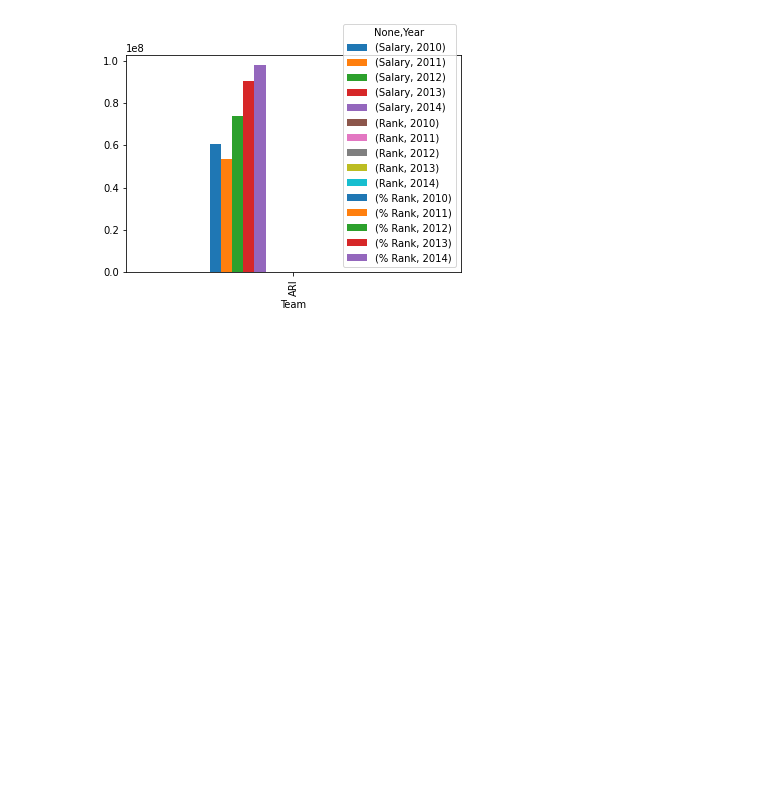
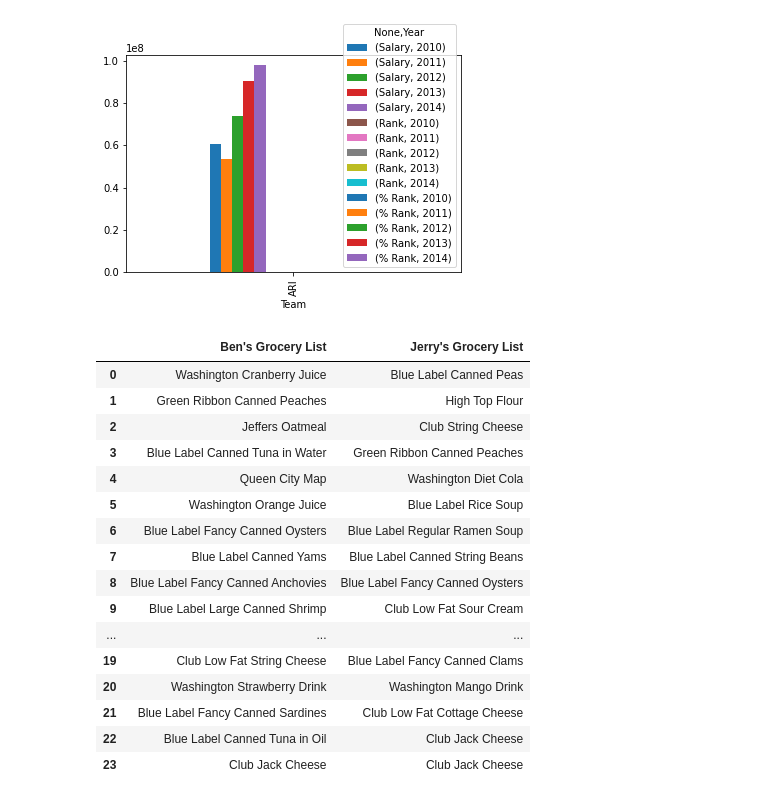
Before and after one commit to utikpuhlik/minimum, a Jupyter notebook: excel.ipynb, the cells around one changed output. Drawn from its saved outputs; the diff is of its cells as text; code cells hidden in the pictures; blank space fills up the shorter version.

```diff
--- a/excel.ipynb
+++ b/excel.ipynb
@@ -105,3 +105,25 @@ ifs.loc[['ARI']].plot(kind='bar')
 # %% [output]
 <AxesSubplot:xlabel='Team'>
 [figure]
+# %%
+dub = pd.read_excel('data/excel/Section4_Statistical_Functions.xlsx', sheet_name='Sheet1')
+# %%
+dub
+# %% [output]
+|  | Ben's Grocery List | Jerry's Grocery List |
+| 0 | Washington Cranberry Juice | Blue Label Canned Peas |
+| 1 | Green Ribbon Canned Peaches | High Top Flour |
+| 2 | Jeffers Oatmeal | Club String Cheese |
+| 3 | Blue Label Canned Tuna in Water | Green Ribbon Canned Peaches |
+| 4 | Queen City Map | Washington Diet Cola |
+| 5 | Washington Orange Juice | Blue Label Rice Soup |
+| 6 | Blue Label Fancy Canned Oysters | Blue Label Regular Ramen Soup |
+| 7 | Blue Label Canned Yams | Blue Label Canned String Beans |
+| 8 | Blue Label Fancy Canned Anchovies | Blue Label Fancy Canned Oysters |
+| 9 | Blue Label Large Canned Shrimp | Club Low Fat Sour Cream |
+| ... | ... | ... |
+| 19 | Club Low Fat String Cheese | Blue Label Fancy Canned Clams |
+| 20 | Washington Strawberry Drink | Washington Mango Drink |
+| 21 | Blue Label Fancy Canned Sardines | Club Low Fat Cottage Cheese |
+| 22 | Blue Label Canned Tuna in Oil | Club Jack Cheese |
+| 23 | Club Jack Cheese | Club Jack Cheese |
```
Also changed, not shown: 2 other files.
